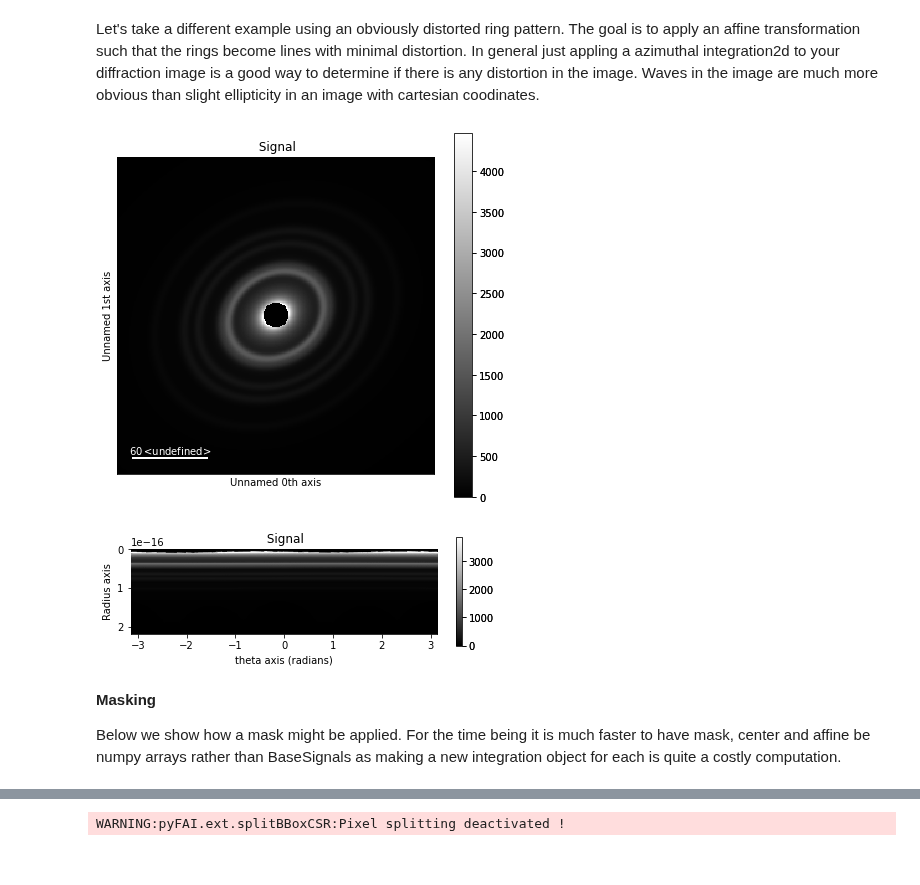
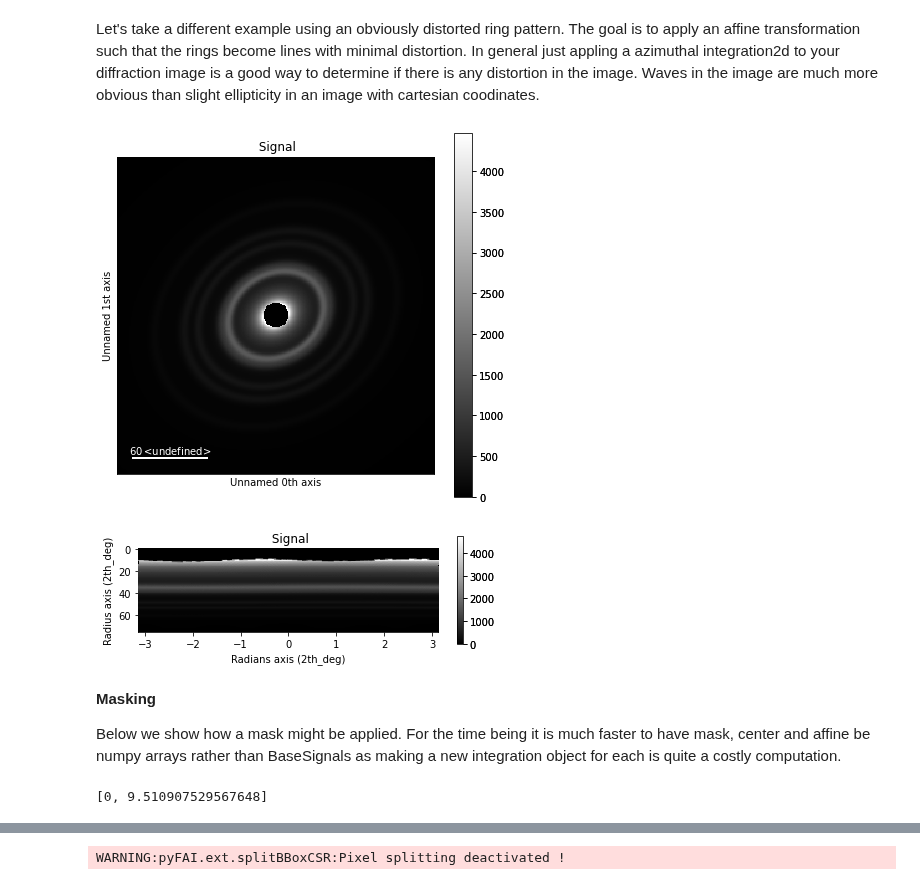
Before and after one commit to pyxem/pyxem-demos, a Jupyter notebook: 07 Azimuthal Integration Using pyFAI Detector.ipynb, the cells around one changed output, grey strips where cells are left out. Saved outputs shown, nothing was run; the diff lists cells and outputs as text; code cells hidden in the pictures.

```diff
--- a/07 Azimuthal Integration Using pyFAI Detector.ipynb
+++ b/07 Azimuthal Integration Using pyFAI Detector.ipynb
@@ -250,10 +229,11 @@ a = np.asarray(
     )
 # %%
 d.plot()
-d.get_azimuthal_integral2d(npt_rad=100, affine=a).plot()
+d.unit = "2th_deg"
+d.get_azimuthal_integral2d(npt_rad=100, affine=a, correctSolidAngle=False).plot()
 # %% [output]
 [figure]
-[figure, old version]
+[figure, new version]
 # %% [markdown]
 **Masking**
 
@@ -261,8 +241,10 @@ Below we show how a mask might be applied.  For the time being it is much faster
 # %%
 mask = dp.get_direct_beam_mask(radius=30)
 # %%
-integration  = dp.get_azimuthal_integral1d(npt_rad=100, wavelength=2.5079e-12, unit="pyxem", affine=affine, mask=mask.data)
-integration2d = dp.get_azimuthal_integral2d(npt_rad=100, wavelength=2.5079e-12, unit="pyxem", affine=affine, mask=mask.data)
+integration  = dp.get_azimuthal_integral1d(npt_rad=100, unit="pyxem", affine=affine, mask=mask.data)
+integration2d = dp.get_azimuthal_integral2d(npt_rad=100, unit="pyxem", affine=affine, mask=mask.data)
+# %% [output]
+[0, 9.510907529567648]
 # %%
 integration.inav[1,1].isig[:].plot()
 integration2d.inav[1,1].isig[:,:].plot()
```
Also changed, not shown: parts of 33 cells of this notebook, 1 other file.
